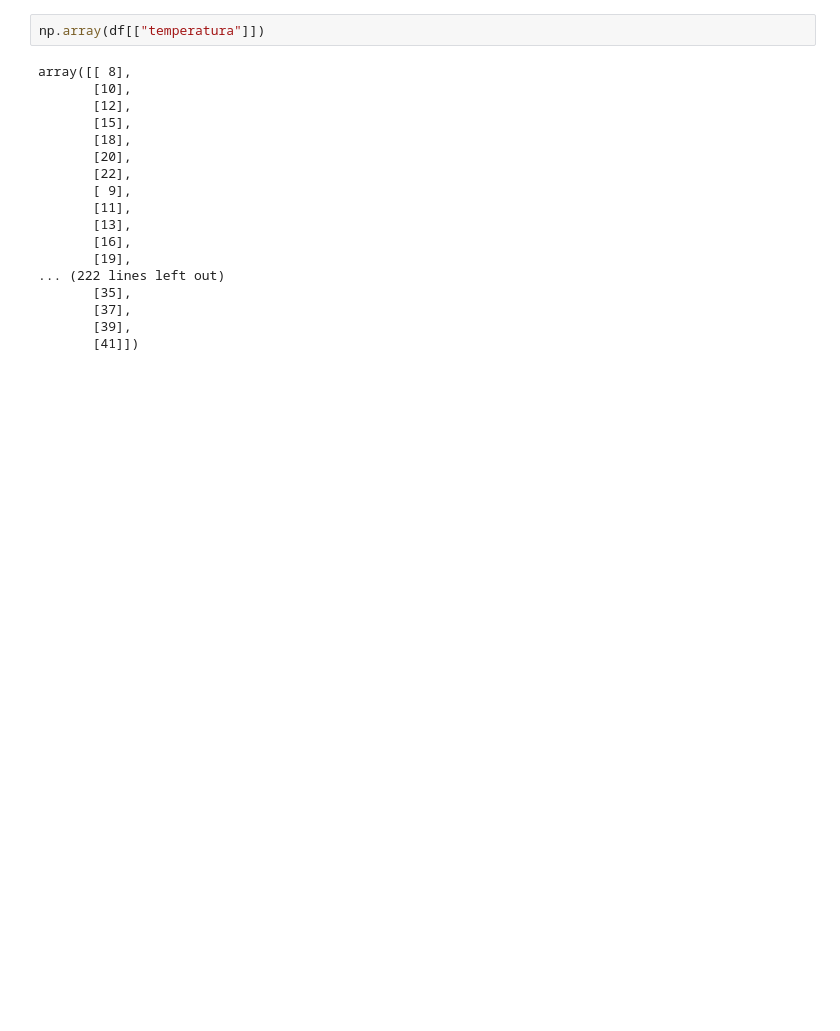
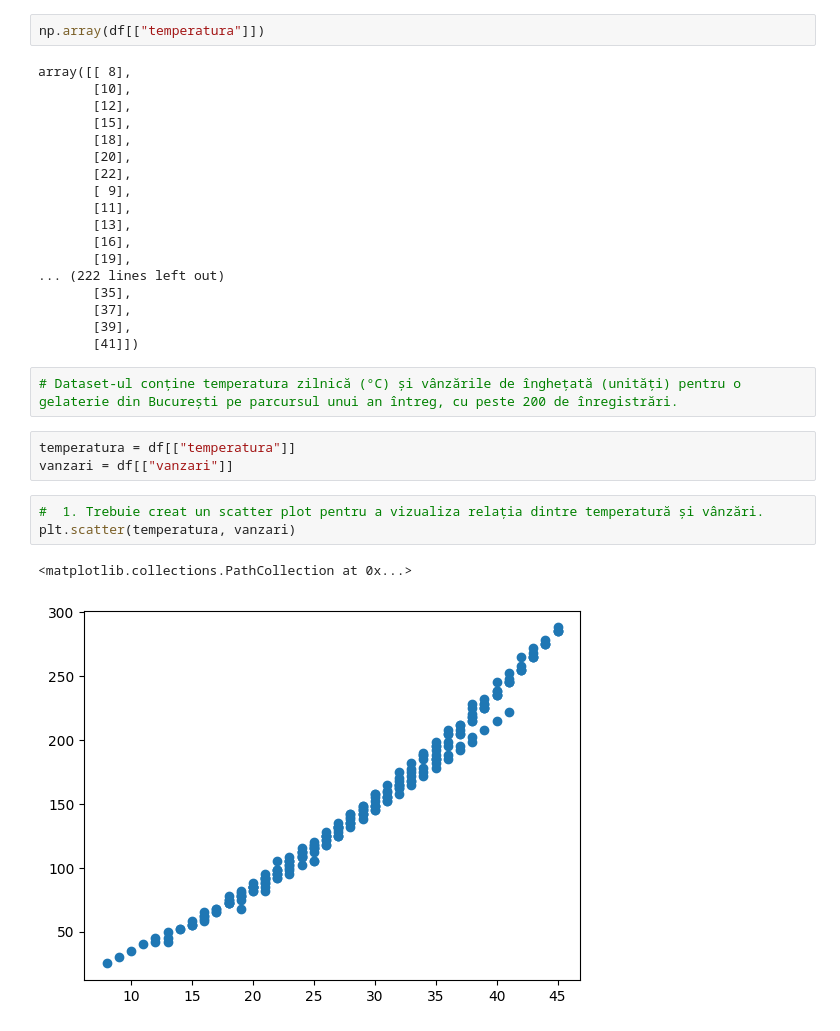
Before and after one commit to sojog/Inteligenta-Artificiala-ADR-10-11-14-noiembrie, a Jupyter notebook: Ziua2/05.exercitiu_inghetata.ipynb, the cells around one changed output. Saved outputs shown, nothing was run; the diff lists cells and outputs as text; blank space fills up the shorter version.

```diff
--- a/Ziua2/05.exercitiu_inghetata.ipynb
+++ b/Ziua2/05.exercitiu_inghetata.ipynb
@@ -61,3 +61,14 @@ array([[ 8],
        [37],
        [39],
        [41]])
+# %%
+# Dataset-ul conține temperatura zilnică (°C) și vânzările de înghețată (unități) pentru o gelaterie din București pe parcursul unui an întreg, cu peste 200 de înregistrări.
+# %%
+temperatura = df[["temperatura"]]
+vanzari = df[["vanzari"]]
+# %%
+#  1. Trebuie creat un scatter plot pentru a vizualiza relația dintre temperatură și vânzări.
+plt.scatter(temperatura, vanzari)
+# %% [output]
+<matplotlib.collections.PathCollection at 0x...>
+[figure, added]
```
Also changed, not shown: parts of 8 cells of this notebook, 8 other files.
